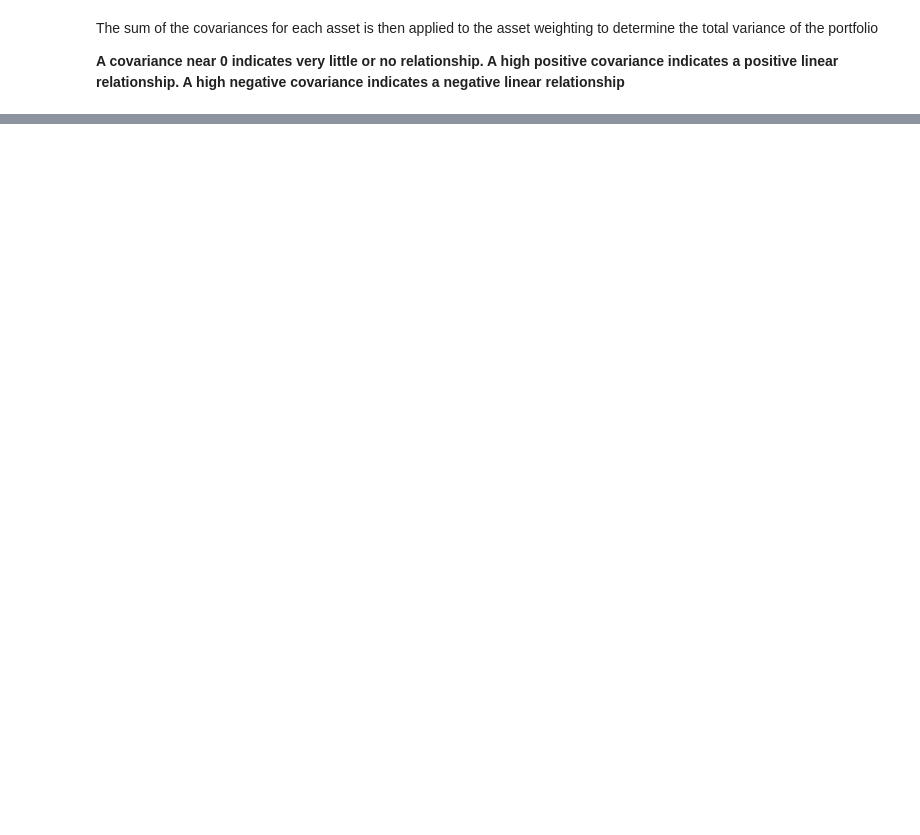
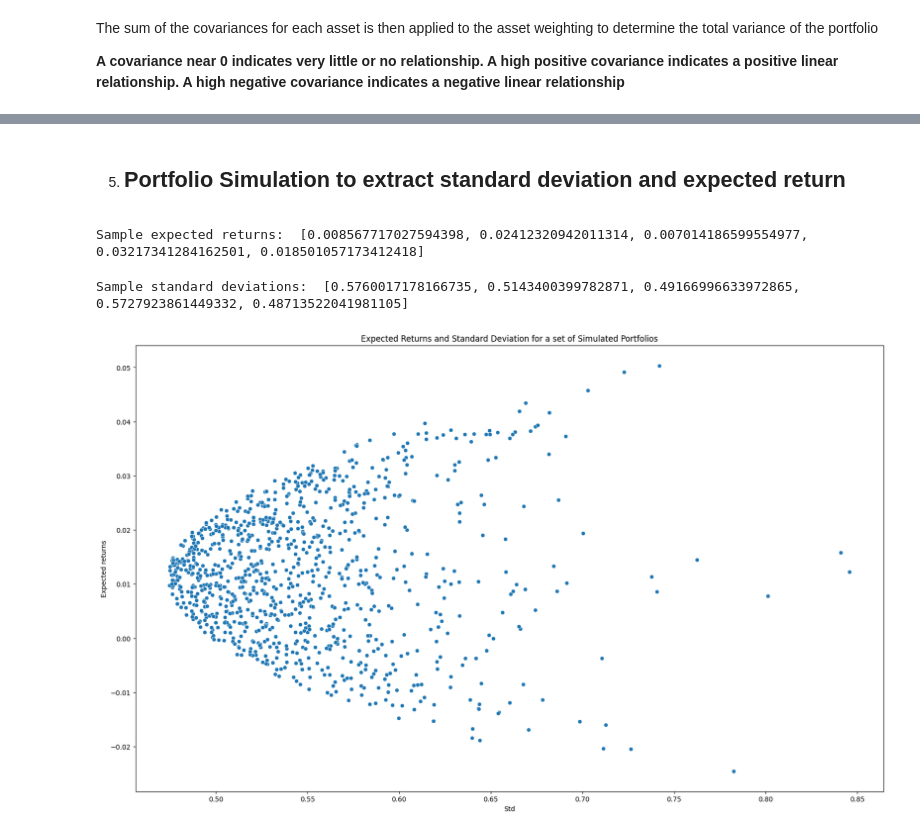
Before and after one commit to trav-d13/fintech, a Jupyter notebook: notebooks/markowitz.ipynb, the cells around one changed output, grey strips where cells are left out. Drawn from its saved outputs; the diff is of its cells as text; code cells hidden in the pictures; blank space fills up the shorter version.

Commit message:
Use of the seaborn library to plot the standard deviaton vs expected returns plot. Simulation of random portfolios to create the 'bullet shape'

```diff
--- a/notebooks/markowitz.ipynb
+++ b/notebooks/markowitz.ipynb
@@ -46,7 +47,7 @@ plt.show()
 [figure]
 # %%
 asset_no = 4
-obs_no = 100
+obs_no = 1000
 
 asset_returns = np.random.randn(asset_no, obs_no)
 # %% [markdown]
@@ -149,0 +151,40 @@ print(std_cov)
+# %% [markdown]
+5. ## Portfolio Simulation to extract standard deviation and expected return
+# %%
+def simulation(returns: np.matrix, no_simulations):
+    exp_returns = []
+    st_deviations = []
+    for n in range(no_simulations):
+        portfolio_investment = random_weighting(returns.shape[0])
+
+        p = np.asmatrix(np.mean(asset_returns, axis=1))  # Mean returns for each asset
+        w = np.asmatrix(portfolio_investment)  # Portfolio investment weightings
+        R = w * p.T  # The expected return for the portfolio
+
+        C = np.asmatrix(np.cov(returns))
+        std_cov = np.sqrt((w * C) * w.T)
+
+        exp_returns.append(R.tolist()[0][0])
+        st_deviations.append(std_cov.tolist()[0][0])
+
+    return exp_returns, st_deviations
+# %%
+expected_returns, std_deviations = simulation(asset_returns, 1000)
+# %%
+print("Sample expected returns: ", expected_returns[:5])
+# %% [output]
+Sample expected returns:  [0.008567717027594398, 0.02412320942011314, 0.007014186599554977, 0.03217341284162501, 0.018501057173412418]
+# %%
+print('Sample standard deviations: ', std_deviations[:5])
+# %% [output]
+Sample standard deviations:  [0.5760017178166735, 0.5143400399782871, 0.49166996633972865, 0.5727923861449332, 0.48713522041981105]
+# %%
+fig = plt.figure(figsize=(20, 12))
+sns.scatterplot(x=std_deviations, y=expected_returns)
+
+plt.xlabel('Std')
+plt.ylabel('Expected returns')
+plt.title('Expected Returns and Standard Deviation for a set of Simulated Portfolios')
+plt.show()
+# %% [output]
+[figure, added]
```
Also changed, not shown: parts of 8 cells of this notebook, 1 other file.
